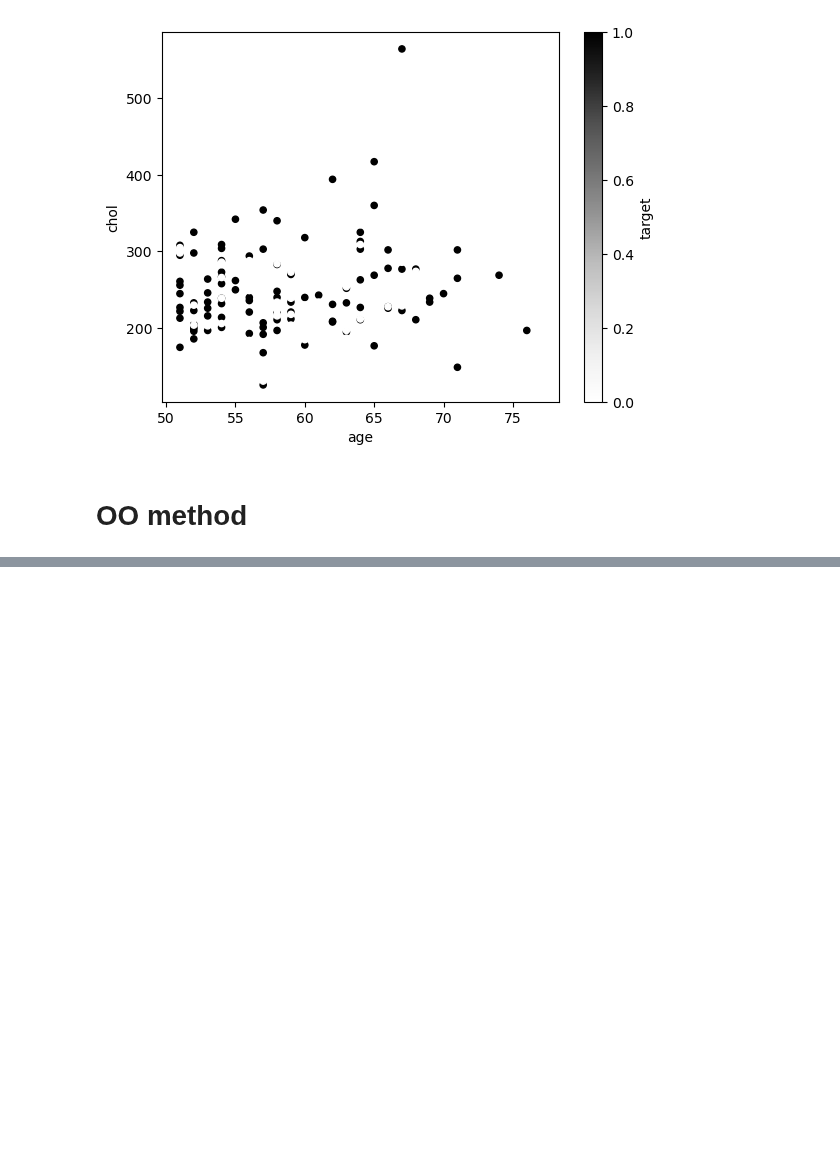
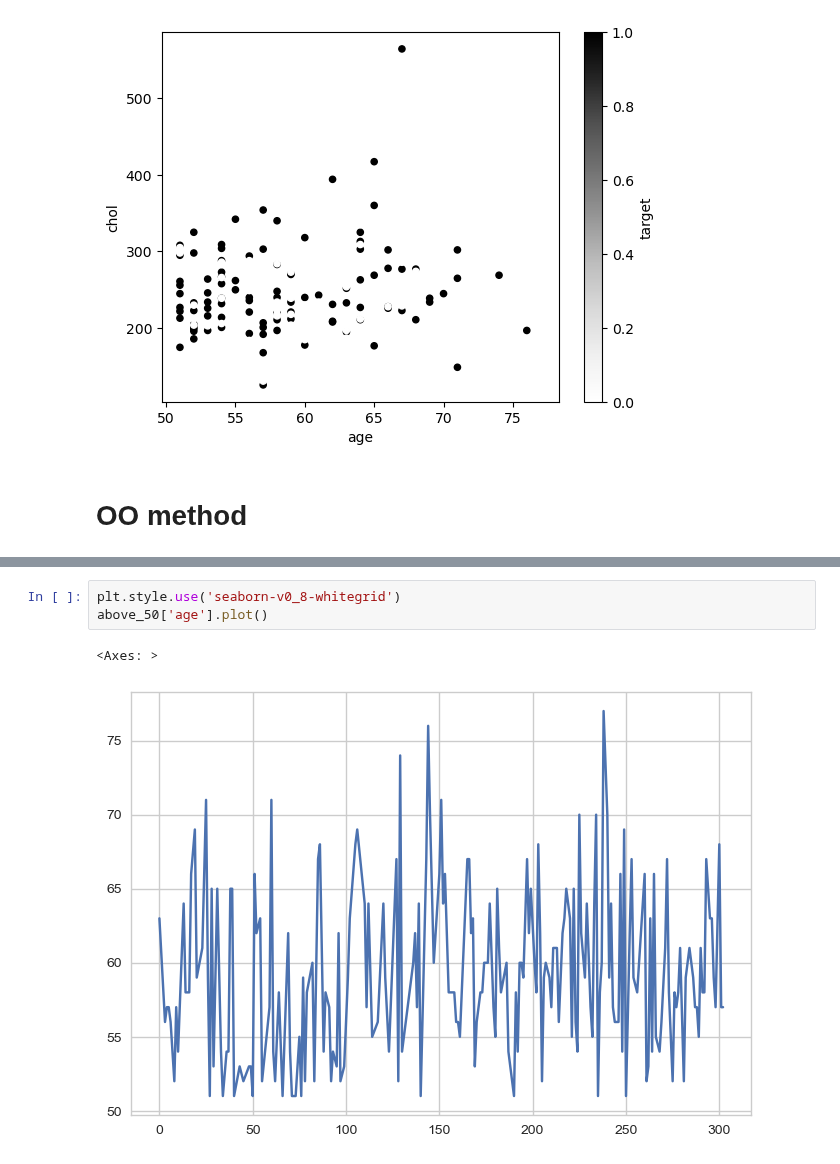
Before and after one commit to adityash97/DataScience, a Jupyter notebook: matplotlib.ipynb, the cells around one changed output, grey strips where cells are left out. Drawn from its saved outputs; the diff is of its cells as text; blank space fills up the shorter version.

```diff
--- a/matplotlib.ipynb
+++ b/matplotlib.ipynb
@@ -375,0 +457,6 @@ above_50.plot.scatter(x='age',y='chol',c='target') #2ndway
+# %%
+plt.style.use('seaborn-v0_8-whitegrid')
+above_50['age'].plot()
+# %% [output]
+<Axes: >
+[figure, added]
```
Also changed, not shown: parts of 10 cells of this notebook.
